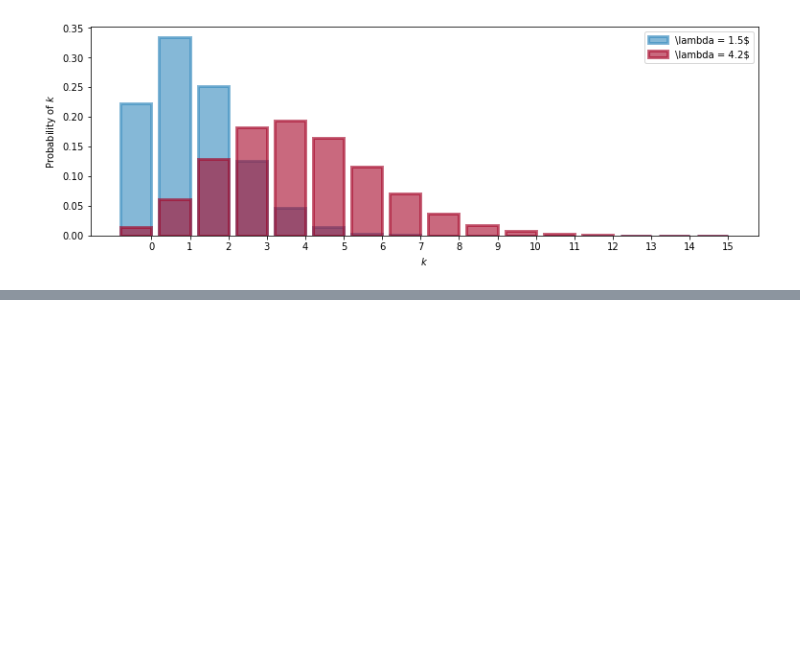
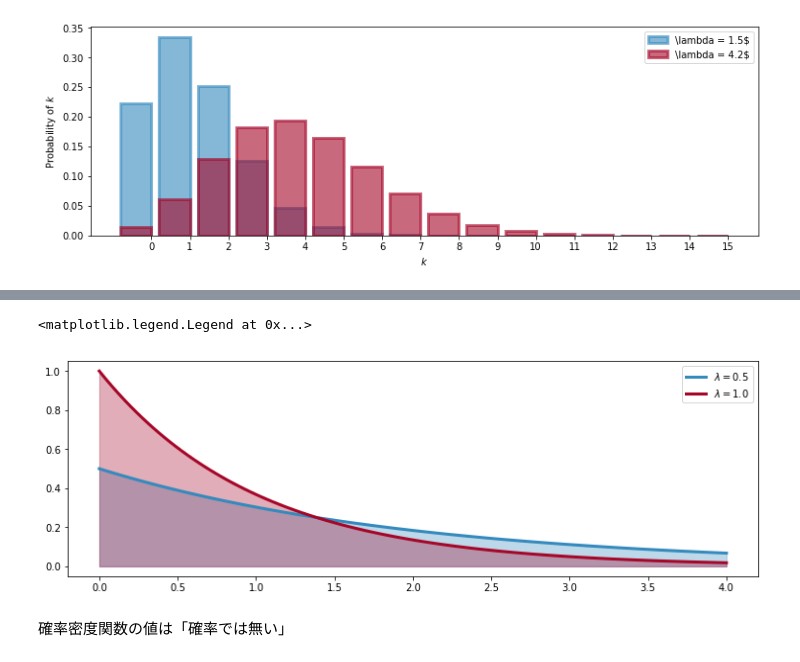
Before and after one commit to natsutan/study_ml, a Jupyter notebook: bayes/chap1/probability distribution.ipynb, the cells around one changed output, grey strips where cells are left out. Saved outputs shown, nothing was run; the diff lists cells and outputs as text; code cells hidden in the pictures; blank space fills up the shorter version.

```diff
--- a/bayes/chap1/probability distribution.ipynb
+++ b/bayes/chap1/probability distribution.ipynb
@@ -51,0 +65,15 @@ plt.ylabel("Probability of $k$")
+# %%
+a = np.linspace(0,4,100)
+expo = stats.expon
+lambda_ = [0.5, 1]
+
+for l, c in zip(lambda_, colors):
+    plt.plot(a, expo.pdf(a, scale=1./l), lw=3, color=c, label="$\lambda = %.1f$" % l)
+    plt.fill_between(a, expo.pdf(a, scale= 1.0/l), color= c, alpha=0.33)
+
+plt.legend()
+# %% [output]
+<matplotlib.legend.Legend at 0x...>
+[figure, added]
+# %% [markdown]
+確率密度関数の値は「確率では無い」
```
Also changed, not shown: parts of 1 cell of this notebook.
